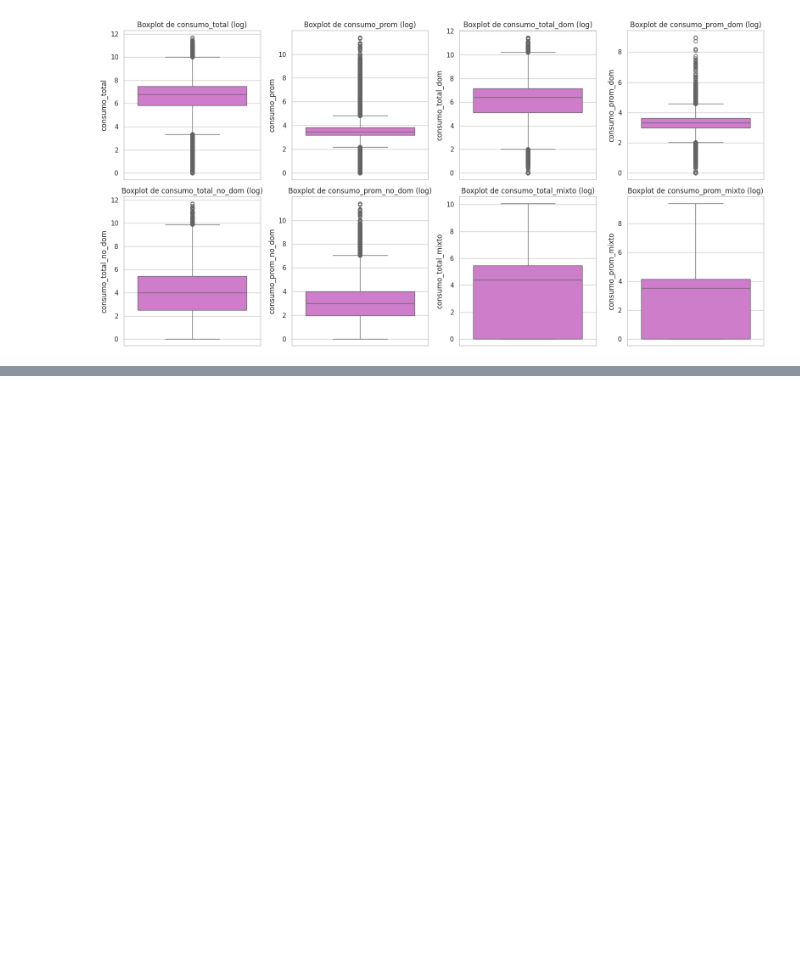
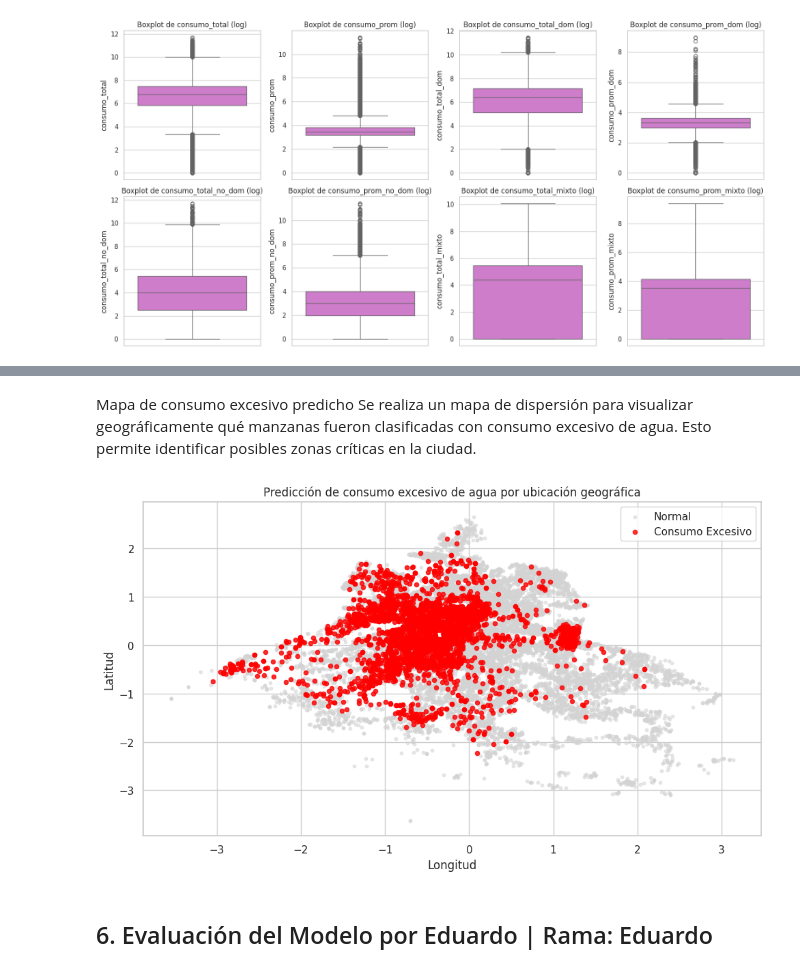
Before and after one commit to StephMonjaraz/multidomain-data-analysis, a Jupyter notebook: notebooks/03_consumo_agua.ipynb, the cells around one changed output, grey strips where cells are left out. Cells and saved outputs as stored; diff of their text form; code cells hidden in the pictures; blank space fills up the shorter version.

```diff
--- a/notebooks/03_consumo_agua.ipynb
+++ b/notebooks/03_consumo_agua.ipynb
@@ -13,7 +13,7 @@ En esta fase se realiza la carga inicial del dataset y una exploración general
 import pandas as pd
 
 # Cargamos los datos
-df = pd.read_csv("../datasets/consumo_agua.csv")
+df = pd.read_csv("~/Descargas/datasets/consumo_agua.csv")
 
 # revisamos las dimensiones del dataframe
 print("Dimensiones del dataframe:")
@@ -485,0 +527,14 @@ consumo_prom_mixto: 0 outliers detectados
+# %%
+from sklearn.model_selection import train_test_split
+
+# Dividir el conjunto en entrenamiento y prueba (80% - 20%)
+X_train, X_test, y_train, y_test = train_test_split(X_final, y, test_size=0.2, random_state=42)
+
+from sklearn.ensemble import RandomForestClassifier
+
+# Crear y entrenar el modelo
+modelo_rf = RandomForestClassifier(n_estimators=100, random_state=42)
+modelo_rf.fit(X_train, y_train)
+
+# Realizar predicciones sobre el conjunto de prueba
+y_pred = modelo_rf.predict(X_test)
@@ -485,0 +544,9 @@ consumo_prom_mixto: 0 outliers detectados
+# %%
+# Convertimos y_pred a una Serie para poder agregarlo a X_test
+import pandas as pd
+
+X_test_con_pred = X_test.copy()
+X_test_con_pred["prediccion"] = y_pred
+
+# Mostrar las primeras filas
+X_test_con_pred.head(10)
@@ -485,0 +566,27 @@ consumo_prom_mixto: 0 outliers detectados
+# %% [markdown]
+Mapa de consumo excesivo predicho
+Se realiza un mapa de dispersión para visualizar geográficamente qué manzanas fueron clasificadas con consumo excesivo de agua. Esto permite identificar posibles zonas críticas en la ciudad.
+# %%
+import matplotlib.pyplot as plt
+
+# Filtrar manzanas con consumo excesivo predicho (1)
+exceso = X_test_con_pred[X_test_con_pred["prediccion"] == 1]
+
+# Mapa
+plt.figure(figsize=(10, 6))
+plt.scatter(X_test_con_pred["longitud"], X_test_con_pred["latitud"],
+            color="lightgray", label="Normal", alpha=0.5, s=10)
+plt.scatter(exceso["longitud"], exceso["latitud"],
+            color="red", label="Consumo Excesivo", alpha=0.8, s=20)
+
+plt.title("Predicción de consumo excesivo de agua por ubicación geográfica")
+plt.xlabel("Longitud")
+plt.ylabel("Latitud")
+plt.legend()
+plt.grid(True)
+plt.tight_layout()
+plt.show()
+# %% [output]
+[figure, added]
+# %% [markdown]
+## 6. Evaluación del Modelo por Eduardo | Rama: Eduardo
```
Also changed, not shown: parts of 19 cells of this notebook, 2 other files.
